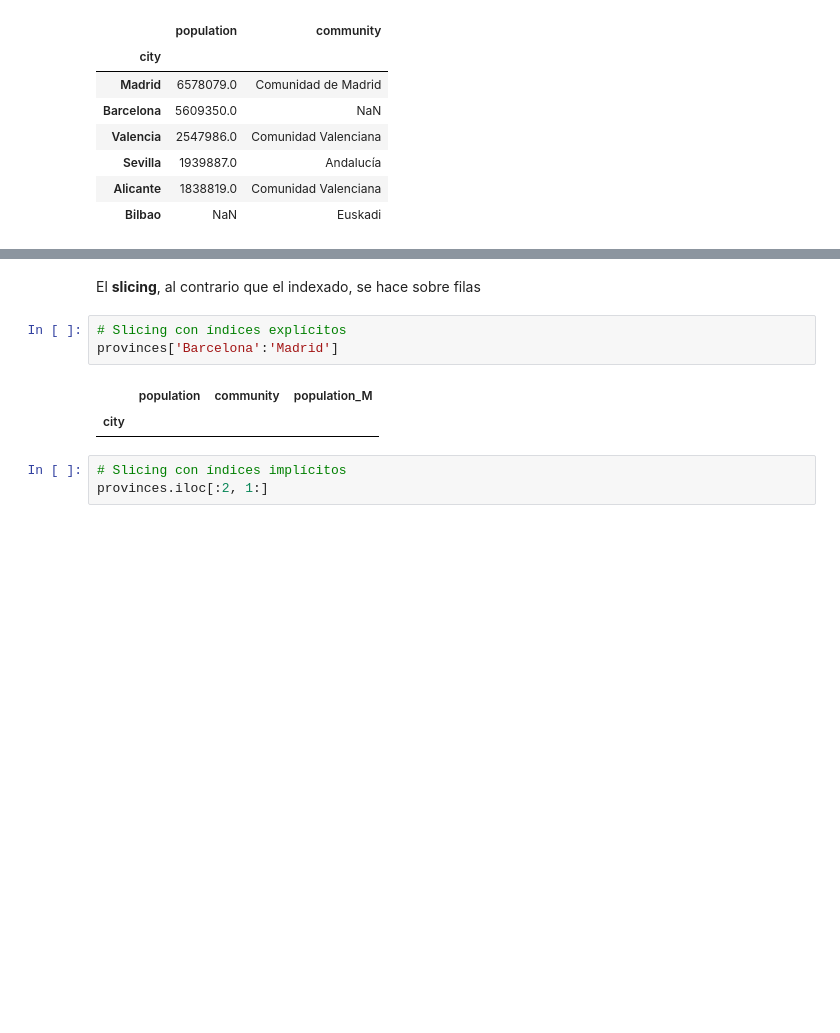
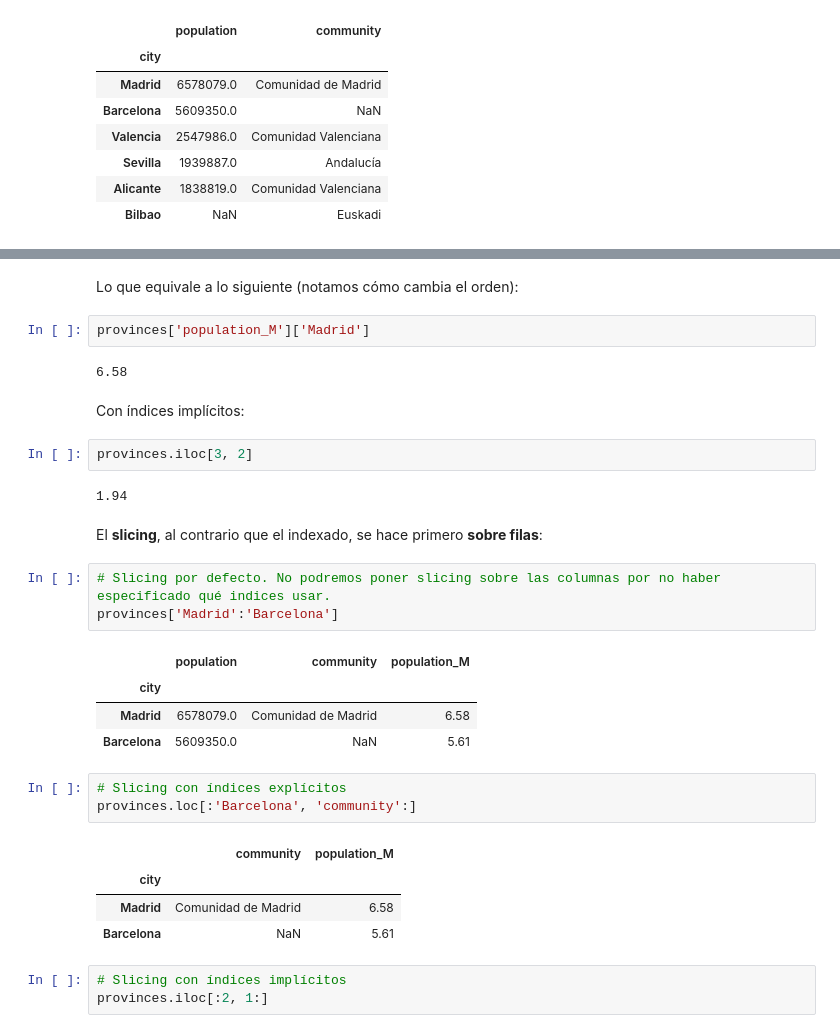
Before and after one commit to pyjaime/python3-101, a Jupyter notebook: python3_pandas_es.ipynb, the cells around one changed output, grey strips where cells are left out. Drawn from its saved outputs; the diff is of its cells as text; blank space fills up the shorter version.

```diff
--- a/python3_pandas_es.ipynb
+++ b/python3_pandas_es.ipynb
@@ -422,11 +422,33 @@ provinces.iloc[3, 2]
+# %% [markdown]
+Lo que equivale a lo siguiente (notamos cómo cambia el orden):
+# %%
+provinces['population_M']['Madrid']
+# %% [output]
+6.58
+# %% [markdown]
+Con índices implícitos:
+# %%
+provinces.iloc[3, 2]
+# %% [output]
+1.94
 # %% [markdown]
-El **slicing**, al contrario que el indexado, se hace sobre filas
+El **slicing**, al contrario que el indexado, se hace primero **sobre filas**:
+# %%
+# Slicing por defecto. No podremos poner slicing sobre las columnas por no haber especificado qué indices usar.
+provinces['Madrid':'Barcelona']
+# %% [output]
+|  | population | community | population_M |
+| city |  |  |  |
+| Madrid | 6578079.0 | Comunidad de Madrid | 6.58 |
+| Barcelona | 5609350.0 | NaN | 5.61 |
 # %%
 # Slicing con índices explícitos
-provinces['Barcelona':'Madrid']
+provinces.loc[:'Barcelona', 'community':]
 # %% [output]
-|  | population | community | population_M |
-| city |  |  |  |
+|  | community | population_M |
+| city |  |  |
+| Madrid | Comunidad de Madrid | 6.58 |
+| Barcelona | NaN | 5.61 |
 # %%
 # Slicing con índices implícitos
 provinces.iloc[:2, 1:]
```
Also changed, not shown: parts of 155 cells of this notebook, 1 other file.
